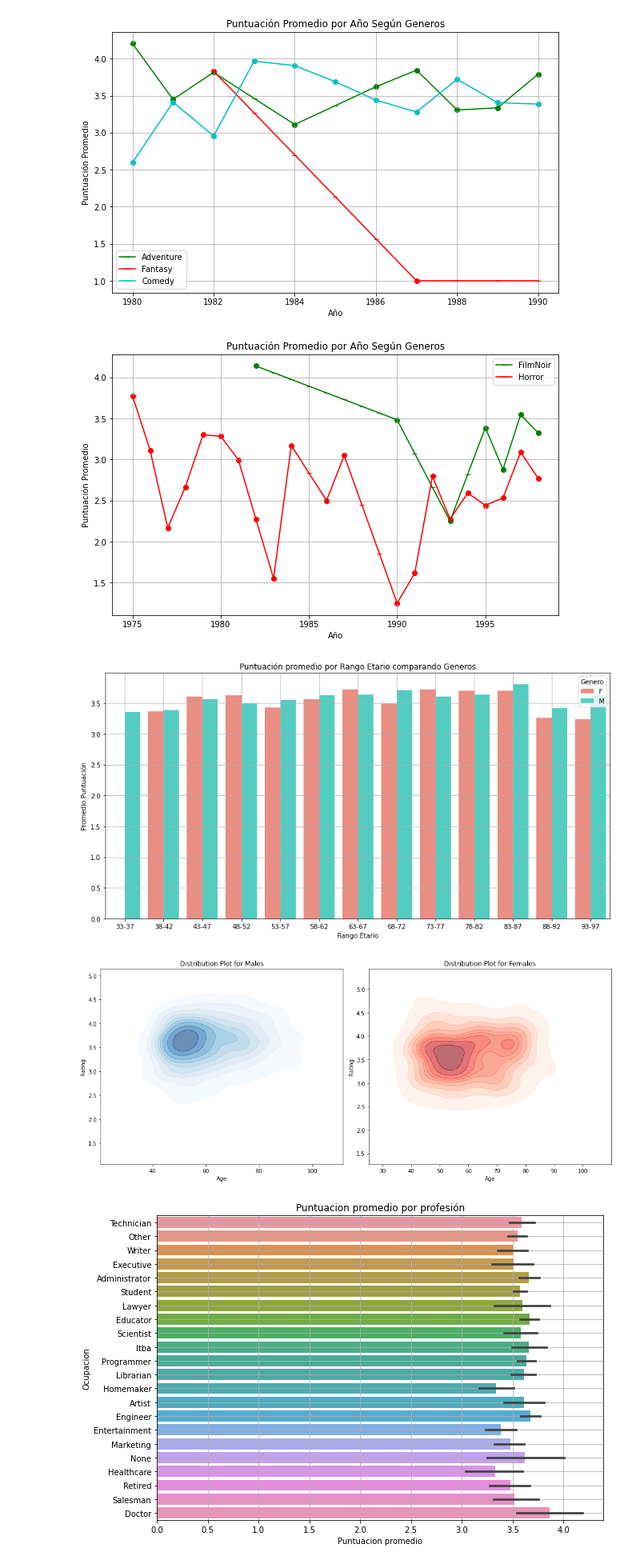
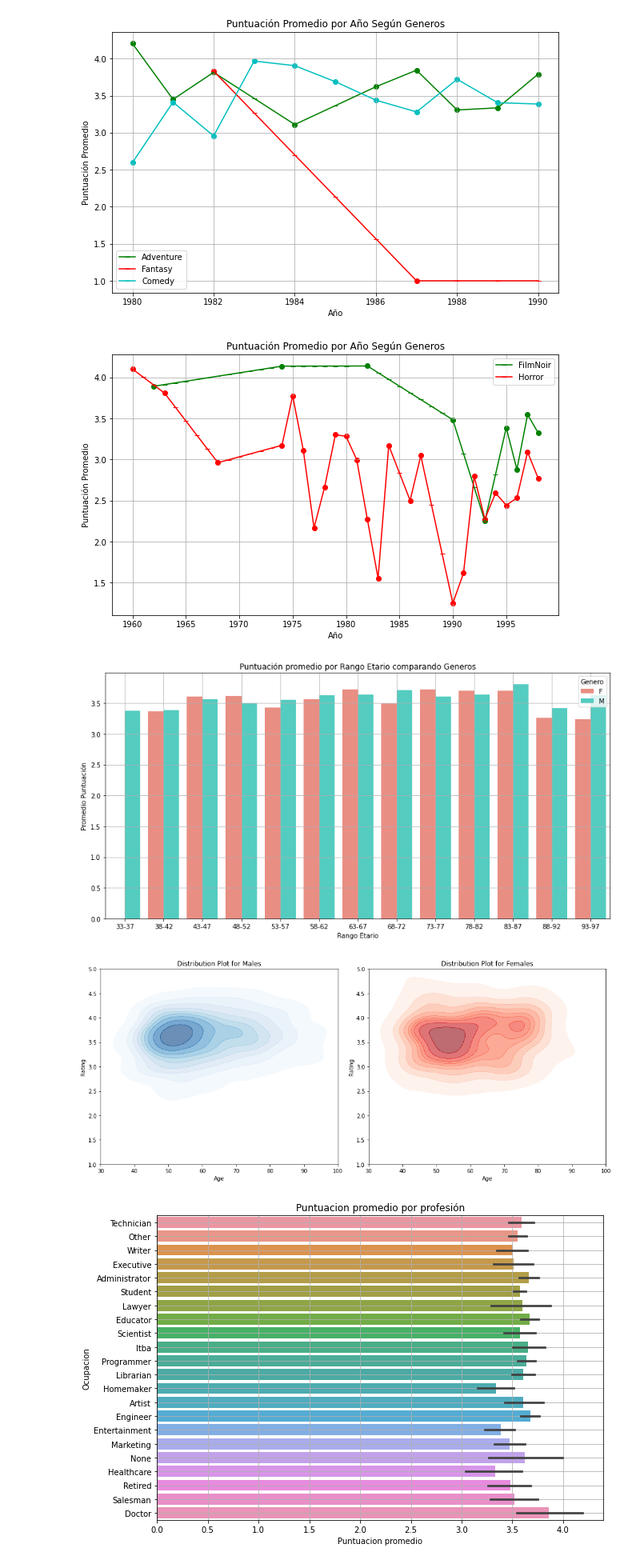
Before and after one commit to jmortiz4/itba_tp_integrador_1, a Jupyter notebook: demostraciones/Pruebas Scores.ipynb, the cells around one changed output. Shown at 80% size. Saved outputs shown, nothing was run; the diff lists cells and outputs as text; code cells hidden in the pictures.

Commit message:
Se hicieron ajustes en clase pelicula y se agrego el metodo de filtrar sofisticad en scores

```diff
--- a/demostraciones/Pruebas Scores.ipynb
+++ b/demostraciones/Pruebas Scores.ipynb
@@ -29,0 +13,3 @@ df_sco.head()
+# %%
+df_personas, df_trabajadores, df_usuarios, df_peliculas, df_sco=faux.load_all(file_personas='../data/personas.csv', file_trabajadores='../data/trabajadores.csv',
+                                                                                  file_usuarios='../data/usuarios.csv', file_peliculas='../data/peliculas.csv', file_scores='../data/scores.csv')
@@ -73,16 +67,14 @@ Score.puntuacion_año_genero(df_peliculas,df_sco, generosDeseadosList,anios=[198
 [figure]
 # %%
 generosDeseadosList=['FilmNoir','Horror']
-Score.puntuacion_año_genero(df_peliculas,df_sco, generosDeseadosList,anios=[1975,2000])
+Score.puntuacion_año_genero(df_peliculas,df_sco, generosDeseadosList,anios=[1960,2000])
 # %% [output]
-[figure, old version]
+[figure, new version]
 # %%
 #STATS con JOIN entre Personas y Scores
-df_personas = pd.read_csv('../data/personas.csv' , index_col=0) # Deberia reemplazarse por el Personas.create_df_from_csv
-df_personas.columns = [col.replace(' ', '_') for col in df_personas.columns]
 Score.puntuacion_edad_genero(df_personas,df_sco)
 # %% [output]
 [figure]
-[figure, old version]
+[figure, new version]
 # %%
 #STATS con JOIN entre Usuarios y Scores
```
Also changed, not shown: parts of 7 cells of this notebook, 3 other files.
